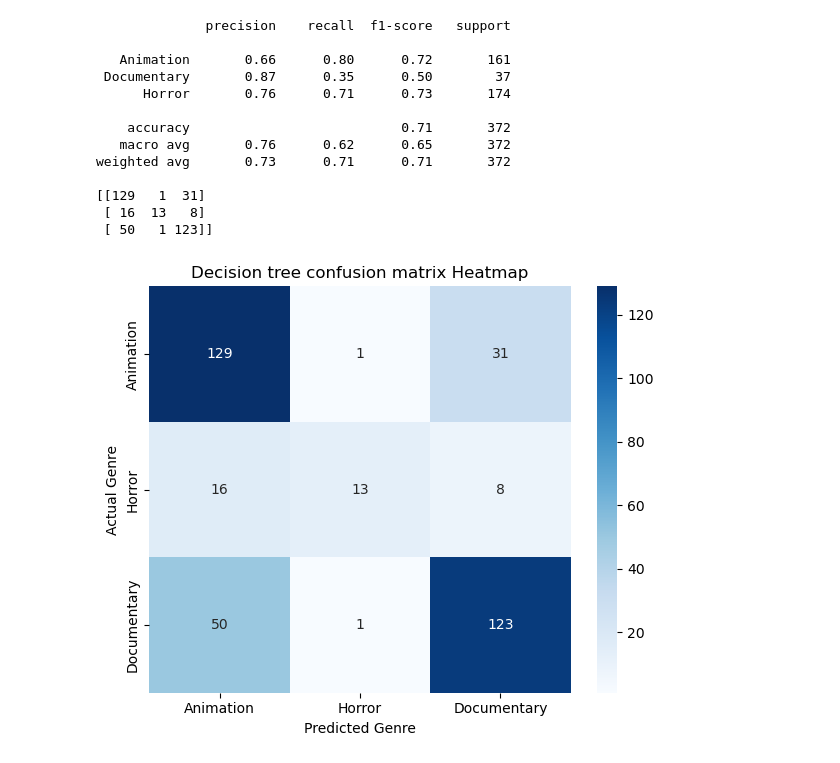
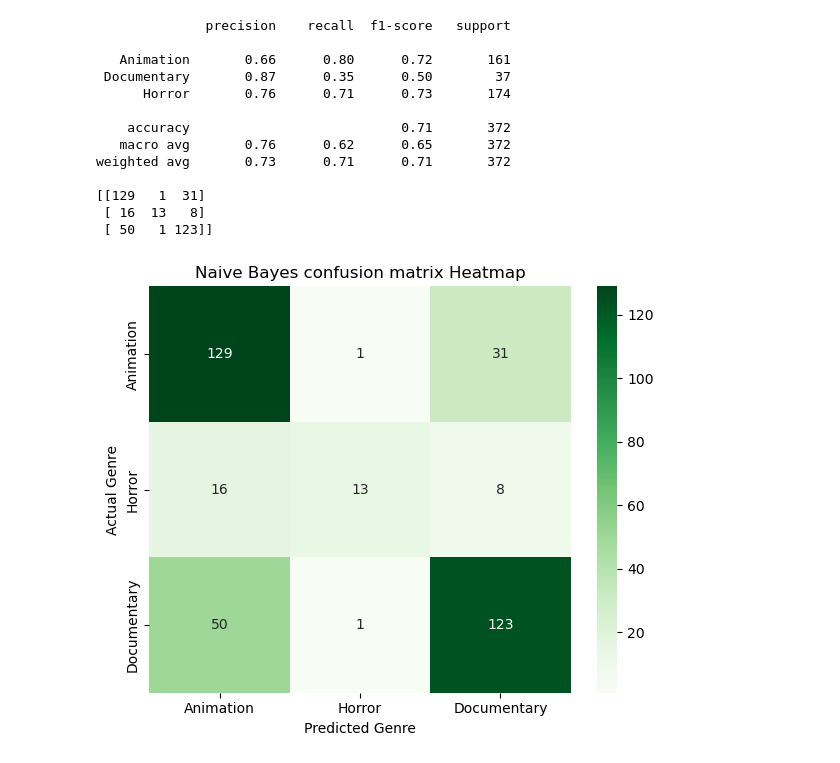
Before and after one commit to utpalogic/Movie-genre-Prediction-AI, a Jupyter notebook: Naive bayes.ipynb, the cells around one changed output. Saved outputs shown, nothing was run; the diff lists cells and outputs as text; code cells hidden in the pictures.

Commit message:
Correct confusion matrix labels in notebooks

```diff
--- a/Naive bayes.ipynb
+++ b/Naive bayes.ipynb
@@ -131,22 +131,22 @@ weighted avg       0.73      0.71      0.71       372
 # %%
 # Creating confusion matrix
 cm = confusion_matrix(y_test, pred)
 
 # Plot heatmap
 plt.figure(figsize=(6, 5))
 sns.heatmap(
     cm,
     annot=True,
     fmt='d',
-    cmap='Blues',
+    cmap='Greens',
     xticklabels=['Animation', 'Horror', 'Documentary'],
     yticklabels=['Animation', 'Horror', 'Documentary']
 )
 
 plt.xlabel('Predicted Genre')
 plt.ylabel('Actual Genre')
-plt.title('Decision tree confusion matrix Heatmap')
+plt.title('Naive Bayes confusion matrix Heatmap')
 plt.tight_layout()
 plt.show()
 # %% [output]
-[figure, old version]
+[figure, new version]
```
